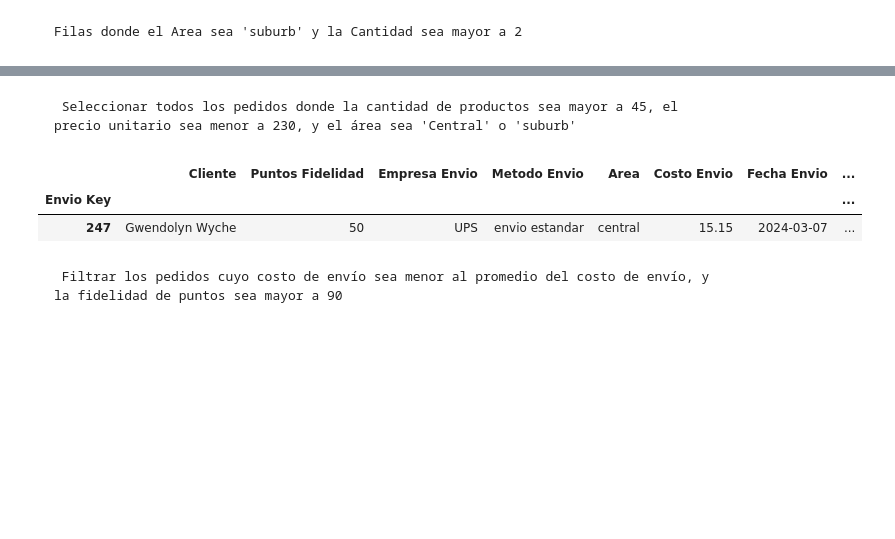
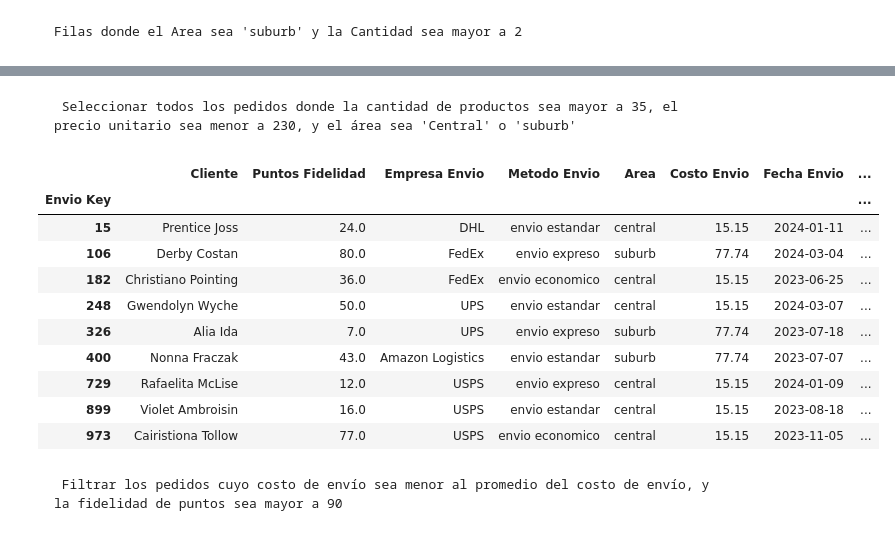
Before and after one commit to david-mrios/EDA, a Jupyter notebook: EDA.ipynb, the cells around one changed output, grey strips where cells are left out. Drawn from its saved outputs; the diff is of its cells as text; code cells hidden in the pictures; blank space fills up the shorter version.

```diff
--- a/EDA.ipynb
+++ b/EDA.ipynb
@@ -424,14 +440,22 @@ urbana_cantidad
 # %% [markdown]
-     Seleccionar todos los pedidos donde la cantidad de productos sea mayor a 45, el precio unitario sea menor a 230, y el área sea 'Central' o 'suburb'
+     Seleccionar todos los pedidos donde la cantidad de productos sea mayor a 35, el precio unitario sea menor a 230, y el área sea 'Central' o 'suburb'
 # %%
-order = df_envio[(df_envio['Cantidad'] > 45) &
+order = df_envio[(df_envio['Cantidad'] > 35) &
                  (df_envio['Precio Unitario'] < 230) &
                  (df_envio['Area'].isin(['suburb', 'central']))]
 order
 # %% [output]
 |  | Cliente | Puntos Fidelidad | Empresa Envio | Metodo Envio | Area | Costo Envio | Fecha Envio | ... |
 | Envio Key |  |  |  |  |  |  |  | ... |
-| 247 | Gwendolyn Wyche | 50 | UPS | envio estandar | central | 15.15 | 2024-03-07 | ... |
+| 15 | Prentice Joss | 24.0 | DHL | envio estandar | central | 15.15 | 2024-01-11 | ... |
+| 106 | Derby Costan | 80.0 | FedEx | envio expreso | suburb | 77.74 | 2024-03-04 | ... |
+| 182 | Christiano Pointing | 36.0 | FedEx | envio economico | central | 15.15 | 2023-06-25 | ... |
+| 248 | Gwendolyn Wyche | 50.0 | UPS | envio estandar | central | 15.15 | 2024-03-07 | ... |
+| 326 | Alia Ida | 7.0 | UPS | envio expreso | suburb | 77.74 | 2023-07-18 | ... |
+| 400 | Nonna Fraczak | 43.0 | Amazon Logistics | envio estandar | suburb | 77.74 | 2023-07-07 | ... |
+| 729 | Rafaelita McLise | 12.0 | USPS | envio expreso | central | 15.15 | 2024-01-09 | ... |
+| 899 | Violet Ambroisin | 16.0 | USPS | envio estandar | central | 15.15 | 2023-08-18 | ... |
+| 973 | Cairistiona Tollow | 77.0 | USPS | envio economico | central | 15.15 | 2023-11-05 | ... |
 # %% [markdown]
      Filtrar los pedidos cuyo costo de envío sea menor al promedio del costo de envío, y la fidelidad de puntos sea mayor a 90
 # %%
```
Also changed, not shown: parts of 66 cells of this notebook, 1 other file.
